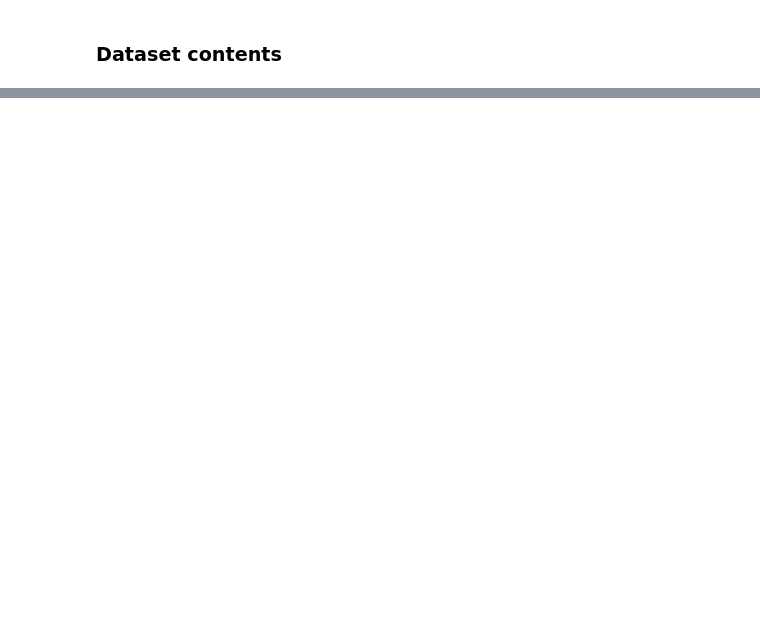
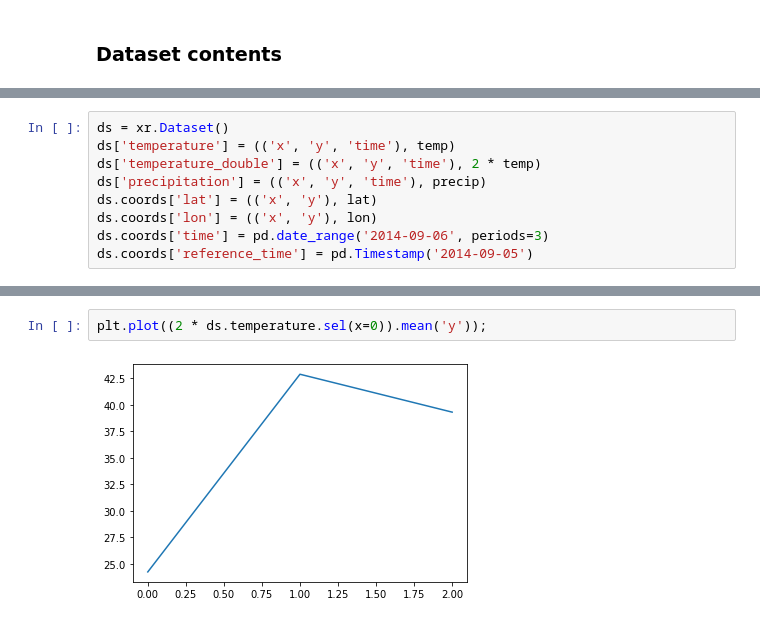
Before and after one commit to damiansp/completePython, a Jupyter notebook: pangeo/xarray/data_structures.py.ipynb, the cells around one changed output, grey strips where cells are left out. Drawn from its saved outputs; the diff is of its cells as text; blank space fills up the shorter version.

```diff
--- a/pangeo/xarray/data_structures.py.ipynb
+++ b/pangeo/xarray/data_structures.py.ipynb
@@ -243,0 +312,9 @@ Data variables:
+# %%
+ds = xr.Dataset()
+ds['temperature'] = (('x', 'y', 'time'), temp)
+ds['temperature_double'] = (('x', 'y', 'time'), 2 * temp)
+ds['precipitation'] = (('x', 'y', 'time'), precip)
+ds.coords['lat'] = (('x', 'y'), lat)
+ds.coords['lon'] = (('x', 'y'), lon)
+ds.coords['time'] = pd.date_range('2014-09-06', periods=3)
+ds.coords['reference_time'] = pd.Timestamp('2014-09-05')
@@ -243,0 +392,4 @@ Data variables:
+# %%
+plt.plot((2 * ds.temperature.sel(x=0)).mean('y'));
+# %% [output]
+[figure, added]
```
Also changed, not shown: parts of 28 cells of this notebook.
